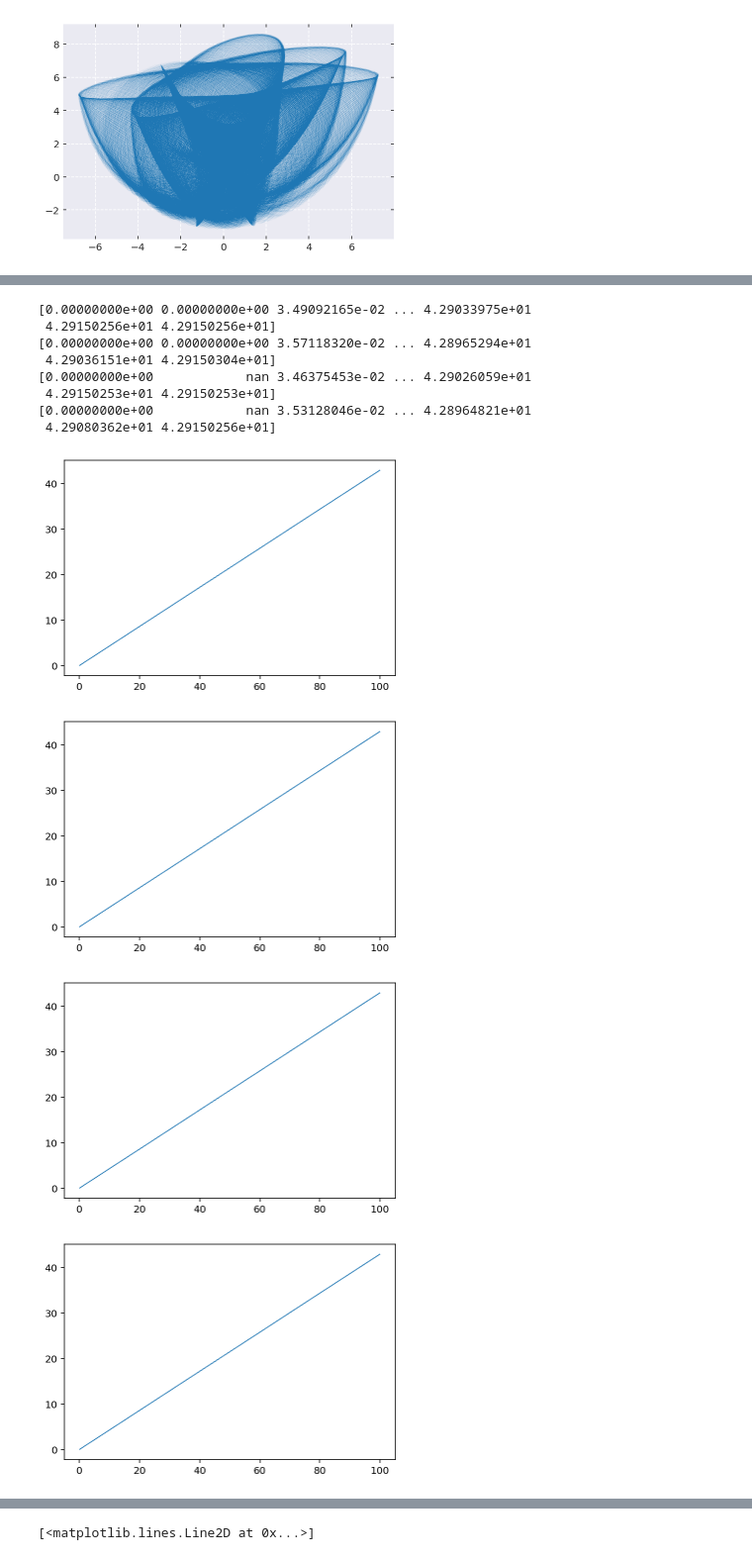
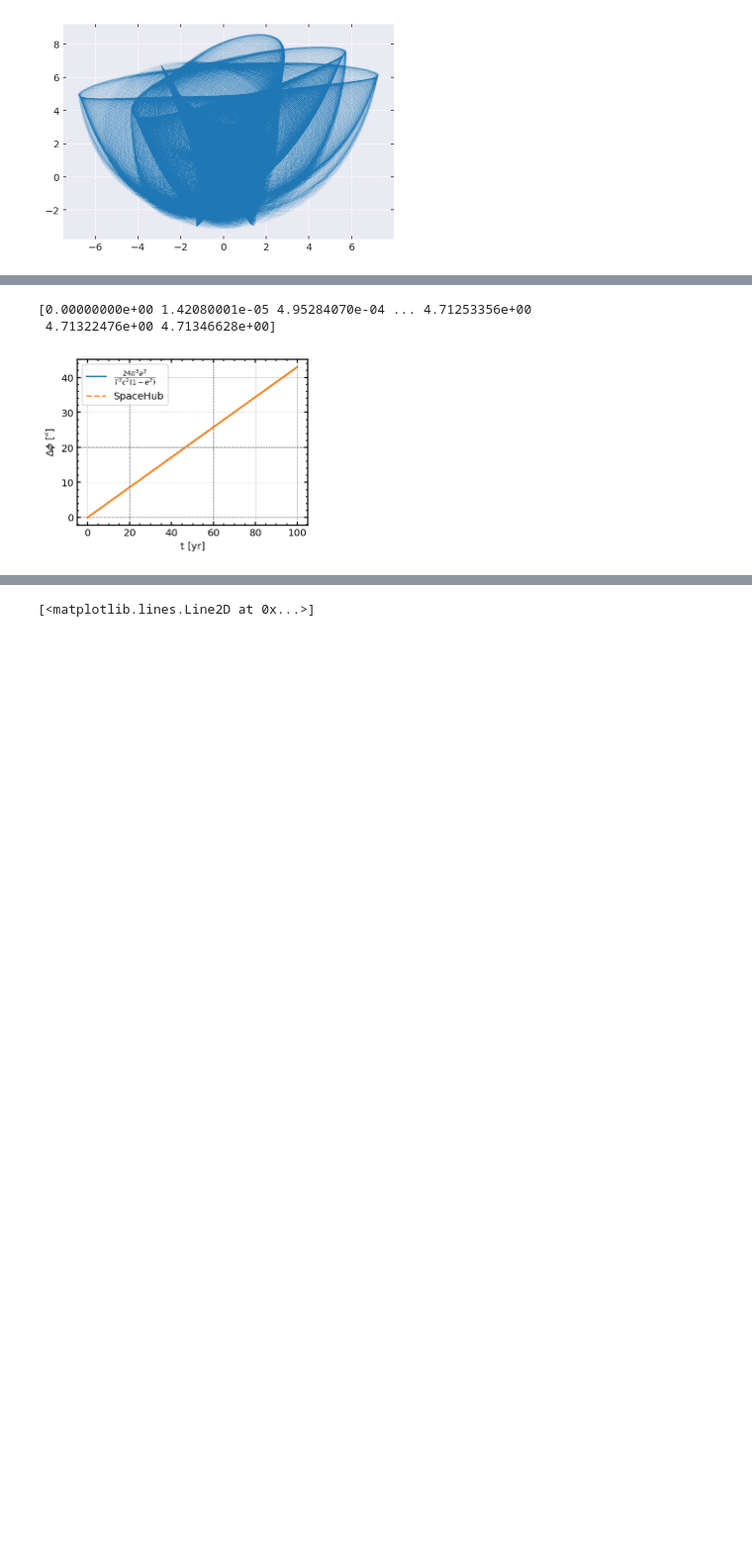
Before and after one commit to YihanWangAstro/SpaceHub, a Jupyter notebook: draw.ipynb, the cells around one changed output, grey strips where cells are left out. Shown at 99% size. Cells and saved outputs as stored; diff of their text form; code cells hidden in the pictures; blank space fills up the shorter version.

```diff
--- a/draw.ipynb
+++ b/draw.ipynb
@@ -2,26 +2,8 @@
 %pylab inline
 %config InlineBackend.figure_format = 'retina'
 import pandas as pd
-import seaborn as sns
+
 import warnings
-
-warnings.filterwarnings(action="once")
-from multiprocessing import Pool
-
-sns.set_style(
-    "darkgrid",
-    {
-        "xtick.top": True,
-        "ytick.right": True,
-        "xtick.bottom": True,
-        "ytick.left": True,
-        "grid.linestyle": "--",
-        "image.cmap": "viridis",
-        "xtick.direction": "in",
-        "ytick.direction": "in",
-    },
-)
-
 # @working path
 FIG_PATH = "../tex/figs/"
 WEB_FIG_PATH = "../tex/web-figs/"
@@ -263,32 +269,37 @@ Populating the interactive namespace from numpy and matplotlib
 # %%
 sim_name = "build/PN-precession"
 sim_suffix = ["sim", "regu", "chain", "arch"]
-
-for suffix in sim_suffix:
+sim_suffix = ["arch"]
+colors = ['r','b','g','k']
+plt.figure(figsize=(4,3))
+for suffix, color in zip(sim_suffix,colors):
     p_num, traj=ob.load_spacehub_data(sim_name+'-'+suffix+'.txt')
     ex,ey, ez = ob.get_ecc(traj, 0,1)
+    e = np.sqrt(ex**2+ey**2+ez**2)
+    a = ob.get_sma(traj,0,1)
+    T = np.pi*2*np.sqrt(   a**3 / (ob.const_G*ob.get_tot_mass(traj,(0,1))))
+    dphi = 24*np.pi**3*a**2/T**2/ob.const_C**2/(1-e**2)
+    phi = dphi * 3600 *t/T *ob.const_yr
+    print(phi)
     theta = ob.calc_angle(ex[0], ey[0], ez[0], ex, ey, ez)/ob.const_deg
 
     t = traj['time']
-    plt.figure()
 
-    plt.plot(t/ob.const_yr, theta*3600,lw=0.5)
 
-    print(theta*3600)
+    plt.plot(t/ob.const_yr, 42.98*t/ob.const_yr/100,label='$\\frac{24\pi^3a^2}{T^2c^2(1-e^2)}$')
+    plt.plot(t/ob.const_yr, theta*3600,ls='--',label='SpaceHub')
+
+
+    plt.xlabel('t [yr]')
+    plt.ylabel('$\Delta \phi$ [$^{\prime\prime}$]')
+    plt.legend()
+    plt.savefig('GR-precession.pdf')
+
     #print(ex[0], ey[0], ez[0], ex[-1], ey[-1], ez[-1],theta)
 # %% [output]
-[0.00000000e+00 0.00000000e+00 3.49092165e-02 ... 4.29033975e+01
- 4.29150256e+01 4.29150256e+01]
-[0.00000000e+00 0.00000000e+00 3.57118320e-02 ... 4.28965294e+01
- 4.29036151e+01 4.29150304e+01]
-[0.00000000e+00            nan 3.46375453e-02 ... 4.29026059e+01
- 4.29150253e+01 4.29150253e+01]
-[0.00000000e+00            nan 3.53128046e-02 ... 4.28964821e+01
- 4.29080362e+01 4.29150256e+01]
+[0.00000000e+00 1.42080001e-05 4.95284070e-04 ... 4.71253356e+00
+ 4.71322476e+00 4.71346628e+00]
-[figure, old version]
+[figure, new version]
-[figure, removed]
-[figure, removed]
-[figure, removed]
 # %%
 def dedt(m1, m2, a, e):
     M = m1+ m2
```
Also changed, not shown: parts of 8 cells of this notebook, 24 other files.
